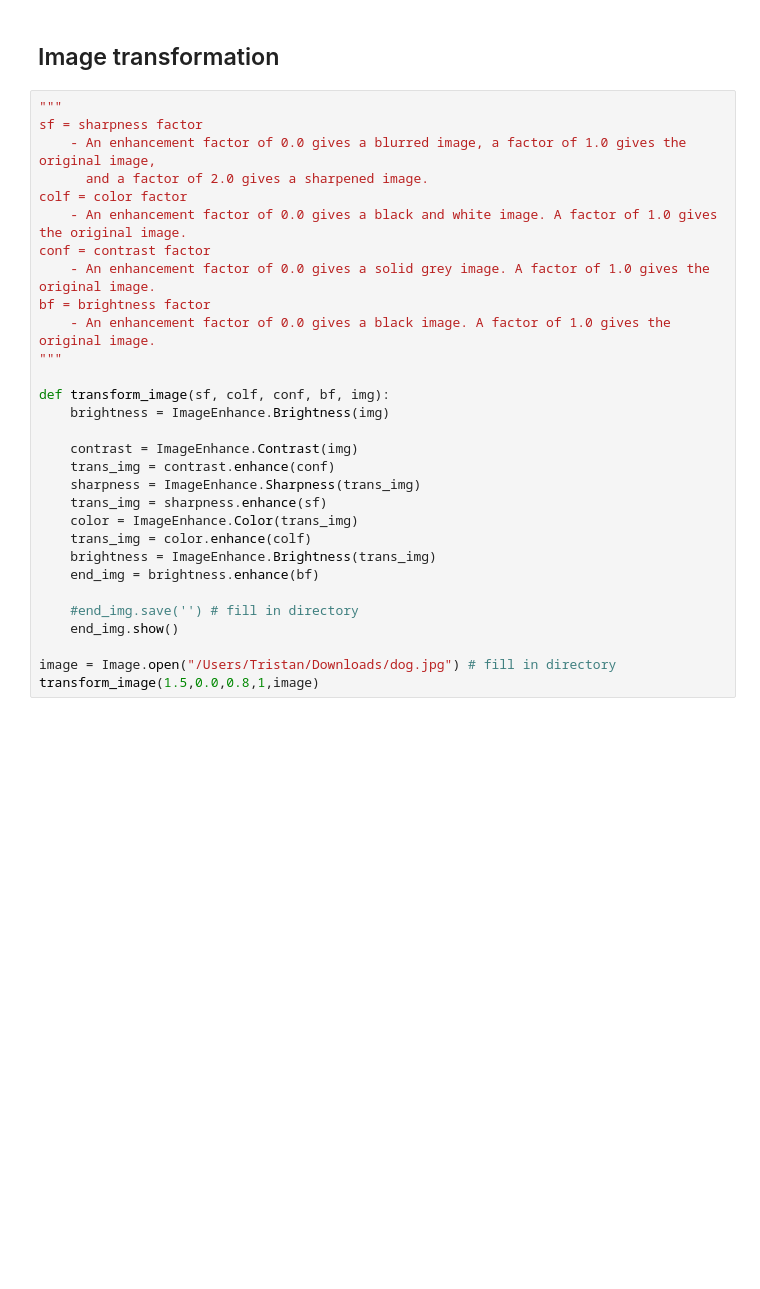
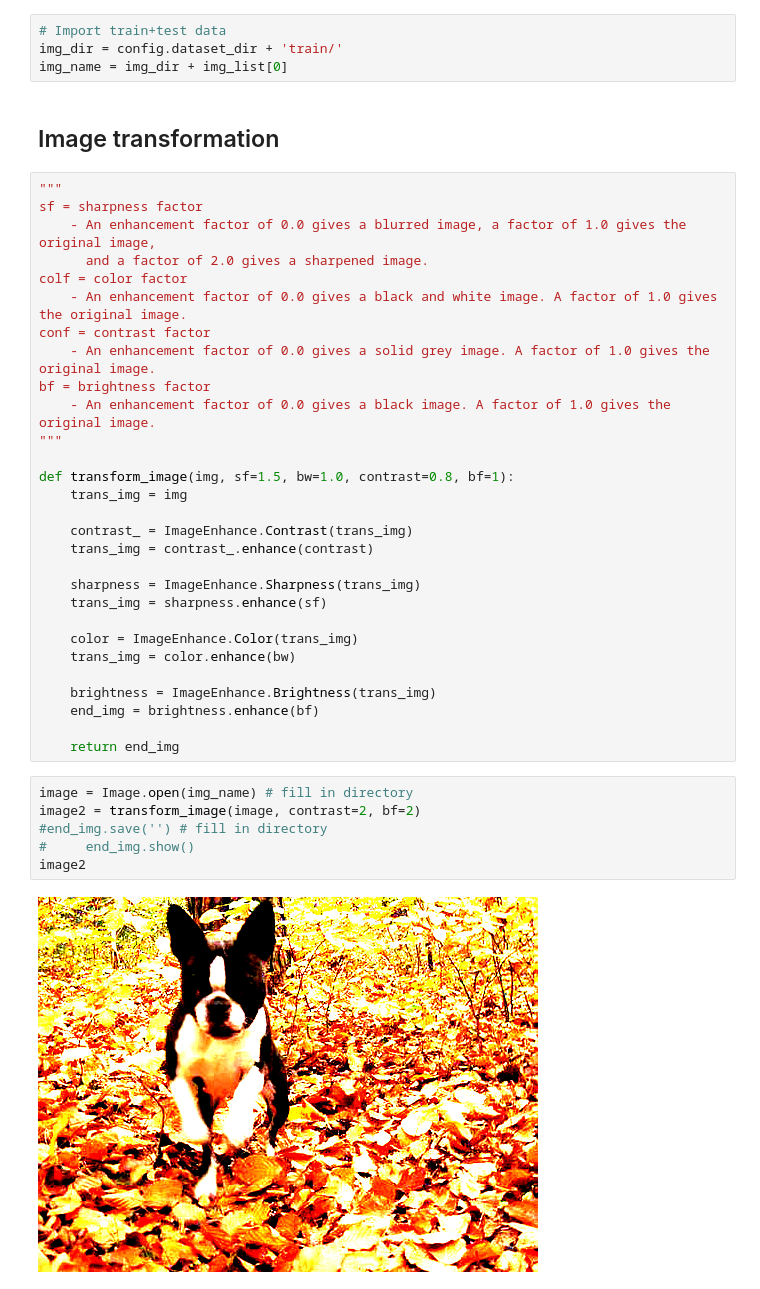
Before and after one commit to voschezang/trash-image-classification, a Jupyter notebook: src/image-transformations.ipynb, the cells around one changed output. Drawn from its saved outputs; the diff is of its cells as text; blank space fills up the shorter version.

```diff
--- a/src/image-transformations.ipynb
+++ b/src/image-transformations.ipynb
@@ -4,3 +7,7 @@ from PIL import Image
+# %%
+# Import train+test data
+img_dir = config.dataset_dir + 'train/'
+img_name = img_dir + img_list[0]
 # %% [markdown]
 ## Image transformation
 # %%
@@ -16,20 +23,27 @@ bf = brightness factor
     - An enhancement factor of 0.0 gives a black image. A factor of 1.0 gives the original image.
 """
 
-def transform_image(sf, colf, conf, bf, img):
-    brightness = ImageEnhance.Brightness(img)
+def transform_image(img, sf=1.5, bw=1.0, contrast=0.8, bf=1):
+    trans_img = img
 
-    contrast = ImageEnhance.Contrast(img)
-    trans_img = contrast.enhance(conf)
+    contrast_ = ImageEnhance.Contrast(trans_img)
+    trans_img = contrast_.enhance(contrast)
+
     sharpness = ImageEnhance.Sharpness(trans_img)
     trans_img = sharpness.enhance(sf)
+
     color = ImageEnhance.Color(trans_img)
-    trans_img = color.enhance(colf)
+    trans_img = color.enhance(bw)
+
     brightness = ImageEnhance.Brightness(trans_img)
     end_img = brightness.enhance(bf)
 
-    #end_img.save('') # fill in directory
-    end_img.show()
-
-image = Image.open("/Users/Tristan/Downloads/dog.jpg") # fill in directory
-transform_image(1.5,0.0,0.8,1,image)
+    return end_img
+# %%
+image = Image.open(img_name) # fill in directory
+image2 = transform_image(image, contrast=2, bf=2)
+#end_img.save('') # fill in directory
+#     end_img.show()
+image2
+# %% [output]
+[figure, added]
```
Also changed, not shown: parts of 2 cells of this notebook.
